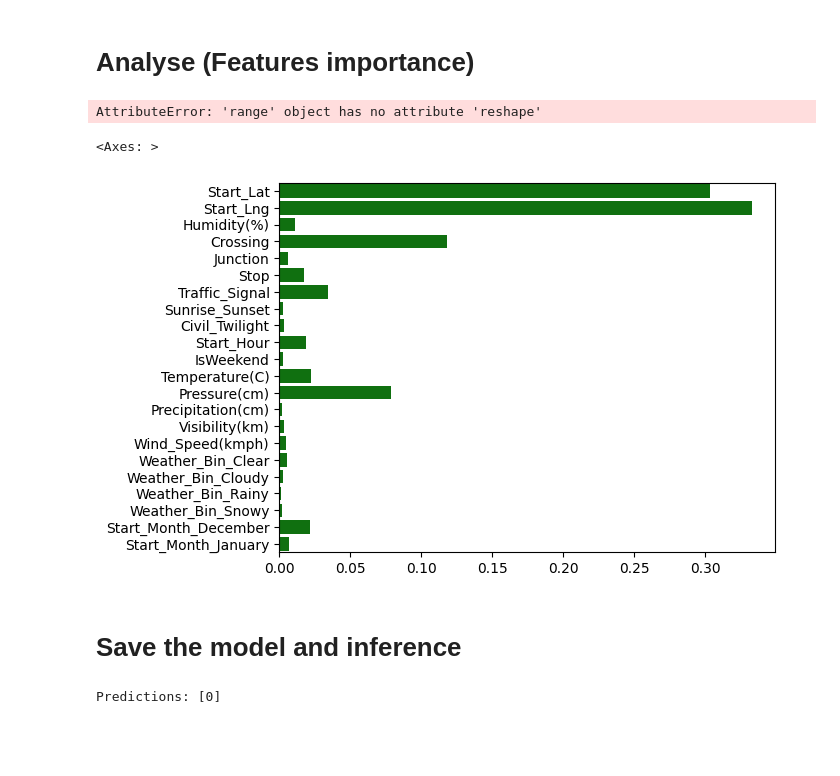
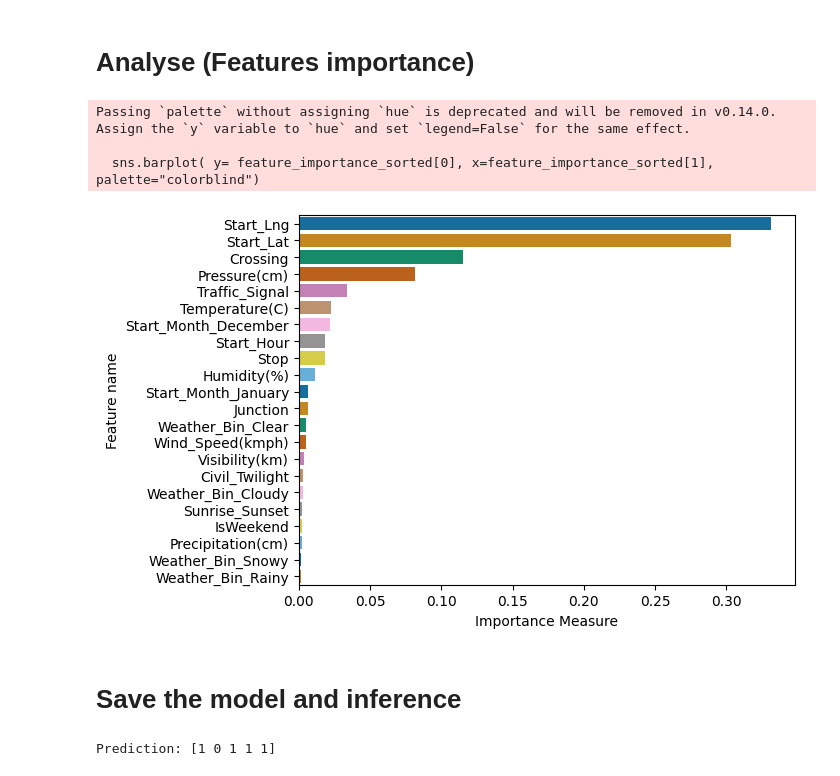
Before and after one commit to reza370/ML_group_project, a Jupyter notebook: accidents_models.ipynb, the cells around one changed output. Drawn from its saved outputs; the diff is of its cells as text; code cells hidden in the pictures; blank space fills up the shorter version.

```diff
--- a/accidents_models.ipynb
+++ b/accidents_models.ipynb
@@ -186,6 +236,6 @@ weighted avg       0.89      0.18      0.19    304770
 # %%
 param_grid = {"n_estimators": [100, 200, 300], "criterion": ["gini", "entropy"], "max_depth": np.arange(1, 10)}
-model = RandomForestClassifier(n_jobs=-1, random_state=370, oob_score=True)
+model = RandomForestClassifier(n_jobs=-1, random_state=370)
 grid = GridSearchCV(model, param_grid, refit=True, n_jobs=-1)
 grid.fit(X_train_rus, Y_train_rus)
 print(grid.best_params_)
@@ -222,0 +256,29 @@ weighted avg       0.89      0.59      0.68    304770
+# %%
+from mlflow.data.pandas_dataset import PandasDataset
+final_model = RandomForestClassifier(n_estimators= 300, criterion="gini", max_depth= 9, n_jobs=-1, random_state=370 )
+
+dataset: PandasDataset = mlflow.data.from_pandas(X_train_rus, source='')
+with mlflow.start_run(run_name=f"Random Forest Classifier {final_model}"):
+        mlflow.log_input(dataset, context="training")
+        fit = final_model.fit(X_train_rus, Y_train_rus)
+        yhat = fit.predict(X_test)
+        conf_matrix = confusion_matrix(Y_test, yhat)
+        true_positive = conf_matrix[0][0]
+        true_negative = conf_matrix[1][1]
+        false_positive = conf_matrix[0][1]
+        false_negative = conf_matrix[1][0]
+        mlflow.log_metric("true_positive", true_positive)
+        mlflow.log_metric("true_negative", true_negative)
+        mlflow.log_metric("false_positive", false_positive)
+        mlflow.log_metric("false_negative", false_negative)
+        print(confusion_matrix(Y_test, yhat).ravel())
+        mlflow.log_metric("ROCAUC_score", roc_auc_score(Y_test, yhat))
+        print('ROCAUC score:',roc_auc_score(Y_test, yhat))
+        print(classification_report(Y_test, yhat))
+        cr = classification_report(Y_test, yhat, output_dict=True)
+        mlflow.log_metric("accuracy", cr.pop("accuracy"))
+        for class_or_avg, metrics_dict in cr.items():
+            for metric, value in metrics_dict.items():
+                mlflow.log_metric(class_or_avg + '_' + metric,value)
+        mlflow.sklearn.log_model(final_model,"ّFinal Model")
+        mlflow.end_run()
@@ -223,20 +296,23 @@ weighted avg       0.89      0.59      0.68    304770
 # %% [markdown]
 # Analyse (Features importance)
-# %%
-id = range(1,23)
-id.reshape(1,-1).shape
-#feature_imp.reshape(-1,1).shape
-# %% [output]
-AttributeError: 'range' object has no attribute 'reshape'
-# %%
-feature_imp = model_final.feature_importances_
-feature_names = model_final.feature_names_in_
-feature_importance = [feature_names, feature_imp]
-feature_importance[0]
-sns.barplot( y= feature_importance[0], x=feature_importance[1], color="green")
-# %% [output]
-<Axes: >
-[figure, removed]
+# %%
+feature_imp = final_model.feature_importances_
+feature_names = final_model.feature_names_in_
+feature_importance = [feature_names, feature_imp]
+len(feature_importance)
+df = pd.DataFrame(feature_importance)
+df1=df.T
+feature_importance_sorted = df1.sort_values(by=1, ascending=False)
+
+sns.barplot( y= feature_importance_sorted[0], x=feature_importance_sorted[1], palette="colorblind")
+plt.xlabel("Importance Measure")
+plt.ylabel("Feature name")
+plt.show()
+# %% [output]
+Passing `palette` without assigning `hue` is deprecated and will be removed in v0.14.0. Assign the `y` variable to `hue` and set `legend=False` for the same effect.
+
+  sns.barplot( y= feature_importance_sorted[0], x=feature_importance_sorted[1], palette="colorblind")
+[figure, added]
 # %% [markdown]
 # Save the model and inference
 # %%
@@ -247,10 +323,10 @@ with open('random_forest_model.pkl', 'wb') as file:
 with open('random_forest_model.pkl', 'rb') as file:
     loaded_rf_model = pickle.load(file)
 # %%
-new_data = X_test.iloc[[0]]  # Your new data here
+new_data = X_test.iloc[[1000,1680,5, 278, 9606]]  # Your new data here
 
 # Use the loaded model for prediction
 predictions = loaded_rf_model.predict(new_data)
-print("Predictions:", predictions)
+print("Prediction:", predictions)
 # %% [output]
-Predictions: [0]
+Prediction: [1 0 1 1 1]
```
Also changed, not shown: parts of 31 cells of this notebook, 4 other files.
